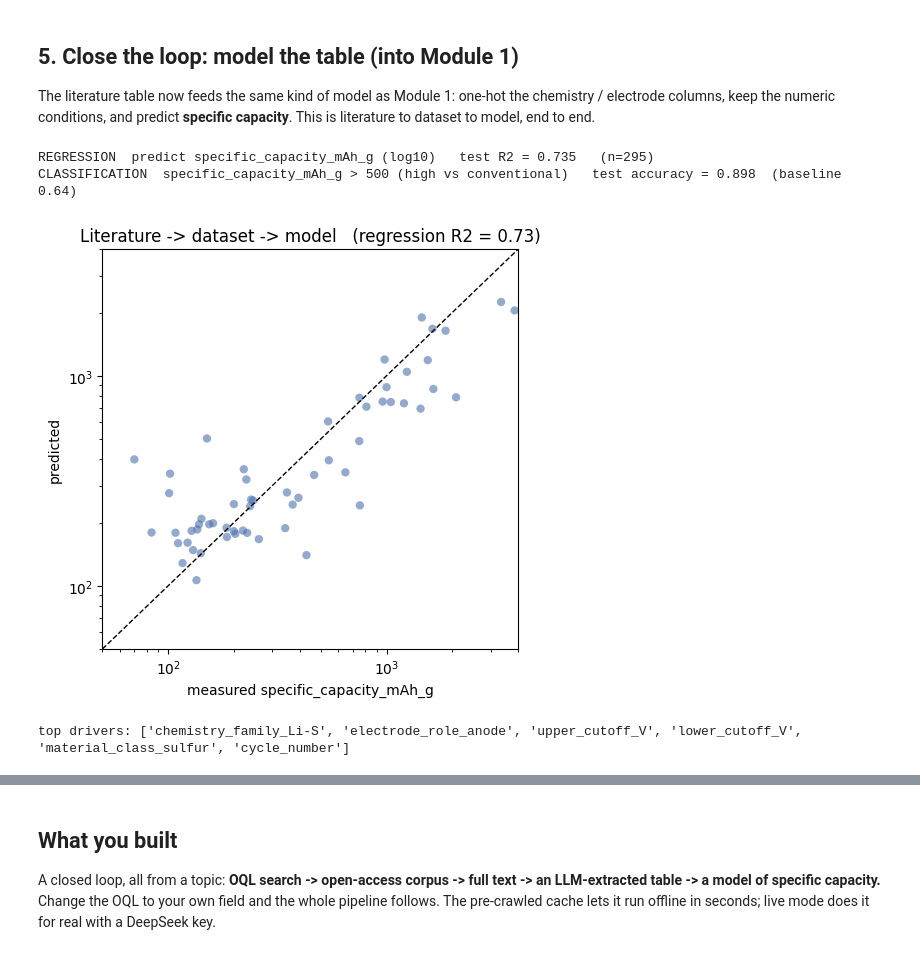
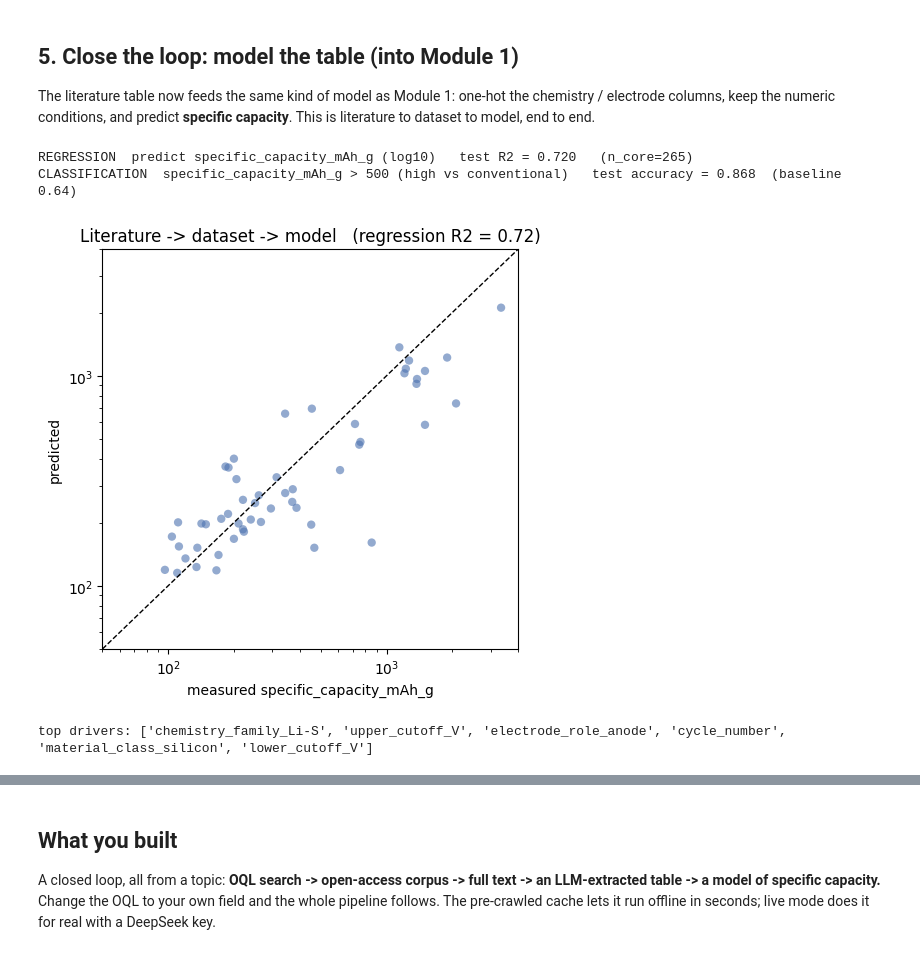
Before and after one commit to ruiding-uchicago/NRT_Training_Materials, a Jupyter notebook: module_2c_literature_to_dataset/Module2c_Literature_to_Dataset.ipynb, the cells around one changed output, grey strips where cells are left out. Saved outputs shown, nothing was run; the diff lists cells and outputs as text; code cells hidden in the pictures.

```diff
--- a/module_2c_literature_to_dataset/Module2c_Literature_to_Dataset.ipynb
+++ b/module_2c_literature_to_dataset/Module2c_Literature_to_Dataset.ipynb
@@ -213,6 +226,7 @@ DEEPSEEK_KEY = ""   # LIVE only: paste sk-... (DeepSeek). Cache mode needs no ke
 
 # ============================  EDIT HERE (2 of 2): what to extract & model  ============================
 # One definition drives BOTH the extraction prompt AND the model, so they can never fall out of sync.
+# Change these lines to point the WHOLE notebook at your field. Nothing below needs editing.
 DOMAIN      = "battery"                       # the kind of paper (used in the prompt)
 TARGET      = "specific_capacity_mAh_g"       # the ONE numeric column to predict (goes LAST in the table)
 CATEGORICAL = ["material_class", "chemistry_family", "electrode_role", "cell_type"]  # -> one-hot in the model
@@ -231,6 +245,7 @@ HINTS = {   # a short hint per field to guide the LLM (allowed values / units)
 CLASS_THRESHOLD = 500   # classification: TARGET above this = "high", else "conventional"
 # =======================================================================================================
 
+assert TARGET not in CATEGORICAL + NUMERIC, 'TARGET must not also be listed as a feature'
 COLS = CATEGORICAL + NUMERIC + [TARGET]        # target LAST -> the CSV drops straight into Module 1d
 def build_prompt():
     fields = ",\n".join(f'  "{f}": <{HINTS.get(f, "value")}, or null>' for f in COLS)
@@ -257,7 +272,9 @@ else:
         except Exception: return {}
     with ThreadPoolExecutor(max_workers=8) as ex:
         rows=list(ex.map(extract_one, texts))
-    data=pd.DataFrame(rows).reindex(columns=COLS)
+    data=pd.DataFrame(rows)
+    data.insert(0,'doi',[t.get('doi','') for t in texts][:len(data)])
+    data=data.reindex(columns=['doi']+COLS)
     print(f"extracted {len(data)} rows ({data[TARGET].notna().sum()} with a value for {TARGET}).")
 
 print("\n--- the prompt built from your field definition (edit the block above to change it) ---")
@@ -295,0 +317,10 @@ Rules: use only values stated in the text; numeric fields must be plain numbers;
+# %%
+import matplotlib.pyplot as plt
+# how the numbers shrink from query to modeled rows (real data always has attrition)
+stages=["papers listed","have an OA PDF","full text parsed","rows extracted","rows with a capacity"]
+counts=[len(corpus), n_pdf, len(texts), len(data), int(data[TARGET].notna().sum())]
+fig,ax=plt.subplots(figsize=(7,3.2)); ax.barh(range(len(stages)),counts,color="#4C72B0"); ax.invert_yaxis()
+ax.set_yticks(range(len(stages))); ax.set_yticklabels(stages)
+for i,c in enumerate(counts): ax.text(c,i,f" {c:,}",va="center")
+ax.set_title("From query to modeled rows: where the numbers shrink"); plt.tight_layout(); plt.show()
+print("Normal attrition: publishers block some downloads, some PDFs don't parse, some papers state no capacity. You model what survives.")
@@ -316,49 +398,55 @@ The literature table now feeds the same kind of model as Module 1: one-hot the c
 # %%
 import numpy as np, matplotlib.pyplot as plt
 from sklearn.model_selection import train_test_split
 from sklearn.ensemble import RandomForestRegressor, RandomForestClassifier
 from xgboost import XGBRegressor
 from sklearn.metrics import r2_score, accuracy_score
-SEED = 7   # one 80/20 split, same style as Modules 1a-1d
+SEED = 0   # one 80/20 split, same style as Modules 1a-1d
 
-# features come straight from the field definition above -> prompt and model can't disagree
+d = data[data[TARGET].notna()].copy()
+cap = pd.to_numeric(d[TARGET], errors="coerce")
+d = d[cap.between(1, 4000)]                       # physical bound; drops rare parse outliers
+
+# set aside 30 papers as a BRAND-NEW hold-out the model never sees (used in Section 6)
+holdout = d.sample(30, random_state=1)
+core    = d.drop(holdout.index)
+
 cats = [c for c in CATEGORICAL if c in data.columns]
 nums = [c for c in NUMERIC if c in data.columns]
-d = data[data[TARGET].notna()].copy()
-tgt = pd.to_numeric(d[TARGET], errors="coerce")
-d = d[tgt.between(1, 4000)]; tgt = tgt[tgt.between(1, 4000)]     # physical bound; drops rare parse outliers
+def make_X(df):
+    Xx = pd.get_dummies(df[cats], columns=cats, dummy_na=True)
+    for n in nums: Xx[n] = pd.to_numeric(df[n], errors="coerce")
+    for n in [c for c in ("current_density_A_g","cycle_number") if c in Xx]:
+        Xx[n] = np.log1p(Xx[n].clip(lower=0))
+    return Xx
+Xcore = make_X(core); MED = Xcore.median(numeric_only=True); Xcore = Xcore.fillna(MED).fillna(0.0)
+capc = pd.to_numeric(core[TARGET]); y = np.log10(capc); yc = (capc > CLASS_THRESHOLD).astype(int)
 
-X = pd.get_dummies(d[cats], columns=cats, dummy_na=True)
-for n in nums: X[n] = pd.to_numeric(d[n], errors="coerce")
-for n in [c for c in ("current_density_A_g", "cycle_number") if c in X]:
-    X[n] = np.log1p(X[n].clip(lower=0))
-X = X.fillna(X.median(numeric_only=True)).fillna(0.0)
-
-# regression: predict the value (log10, since capacity spans ~60-3600)
-y = np.log10(tgt.astype(float))
-Xtr,Xte,ytr,yte = train_test_split(X, y, test_size=0.2, random_state=SEED)
+# headline numbers: one 80/20 split on the core set
+Xtr,Xte,ytr,yte = train_test_split(Xcore, y, test_size=0.2, random_state=SEED)
 rf  = RandomForestRegressor(n_estimators=500, random_state=0, n_jobs=-1).fit(Xtr, ytr)
 xgb = XGBRegressor(n_estimators=400, learning_rate=0.05, max_depth=4, subsample=0.8, random_state=0).fit(Xtr, ytr)
-pred = (rf.predict(Xte) + xgb.predict(Xte)) / 2
-R2 = r2_score(yte, pred)
-print(f"REGRESSION  predict {TARGET} (log10)   test R2 = {R2:.3f}   (n={len(d)})")
-
-# classification: high vs conventional at CLASS_THRESHOLD
-yc = (tgt > CLASS_THRESHOLD).astype(int)
-Xa,Xb,ya,yb = train_test_split(X, yc, test_size=0.2, random_state=SEED, stratify=yc)
+R2  = r2_score(yte, (rf.predict(Xte)+xgb.predict(Xte))/2)
+Xa,Xb,ya,yb = train_test_split(Xcore, yc, test_size=0.2, random_state=SEED, stratify=yc)
 acc = accuracy_score(yb, RandomForestClassifier(n_estimators=500, random_state=0, n_jobs=-1).fit(Xa,ya).predict(Xb))
+print(f"REGRESSION  predict {TARGET} (log10)   test R2 = {R2:.3f}   (n_core={len(core)})")
 print(f"CLASSIFICATION  {TARGET} > {CLASS_THRESHOLD} (high vs conventional)   test accuracy = {acc:.3f}  "
       f"(baseline {yb.value_counts(normalize=True).max():.2f})")
 
 fig, ax = plt.subplots(figsize=(5,5))
-ax.scatter(10**yte, 10**pred, alpha=.6, color="#4C72B0", edgecolor="none")
+ax.scatter(10**yte, 10**((rf.predict(Xte)+xgb.predict(Xte))/2), alpha=.6, color="#4C72B0", edgecolor="none")
 lim=[50,4000]; ax.plot(lim,lim,"k--",lw=1)
 ax.set(xscale="log", yscale="log", xlim=lim, ylim=lim, xlabel=f"measured {TARGET}", ylabel="predicted",
        title=f"Literature -> dataset -> model   (regression R2 = {R2:.2f})")
 os.makedirs("figures", exist_ok=True); fig.tight_layout(); fig.savefig("figures/2c_capacity_parity.png", dpi=140); plt.show()
-print("top drivers:", list(pd.Series(rf.feature_importances_, index=X.columns).nlargest(6).index))
+
+# final models trained on ALL of core, for the brand-new hold-out in Section 6
+rfF  = RandomForestRegressor(n_estimators=500, random_state=0, n_jobs=-1).fit(Xcore, y)
+xgbF = XGBRegressor(n_estimators=400, learning_rate=0.05, max_depth=4, subsample=0.8, random_state=0).fit(Xcore, y)
+clfF = RandomForestClassifier(n_estimators=500, random_state=0, n_jobs=-1).fit(Xcore, yc)
+print("top drivers:", list(pd.Series(rfF.feature_importances_, index=Xcore.columns).nlargest(6).index))
 # %% [output]
-REGRESSION  predict specific_capacity_mAh_g (log10)   test R2 = 0.735   (n=295)
-CLASSIFICATION  specific_capacity_mAh_g > 500 (high vs conventional)   test accuracy = 0.898  (baseline 0.64)
+REGRESSION  predict specific_capacity_mAh_g (log10)   test R2 = 0.720   (n_core=265)
+CLASSIFICATION  specific_capacity_mAh_g > 500 (high vs conventional)   test accuracy = 0.868  (baseline 0.64)
-[figure, old version]
+[figure, new version]
-top drivers: ['chemistry_family_Li-S', 'electrode_role_anode', 'upper_cutoff_V', 'lower_cutoff_V', 'material_class_sulfur', 'cycle_number']
+top drivers: ['chemistry_family_Li-S', 'upper_cutoff_V', 'electrode_role_anode', 'cycle_number', 'material_class_silicon', 'lower_cutoff_V']
```
Also changed, not shown: parts of 13 cells of this notebook, 3 other files.
